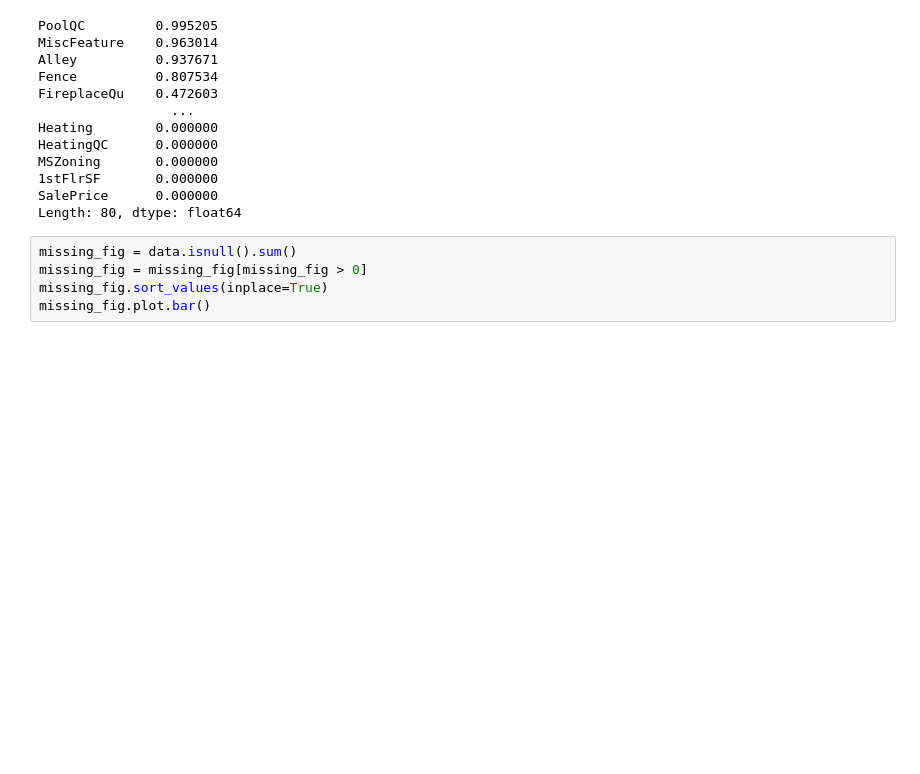
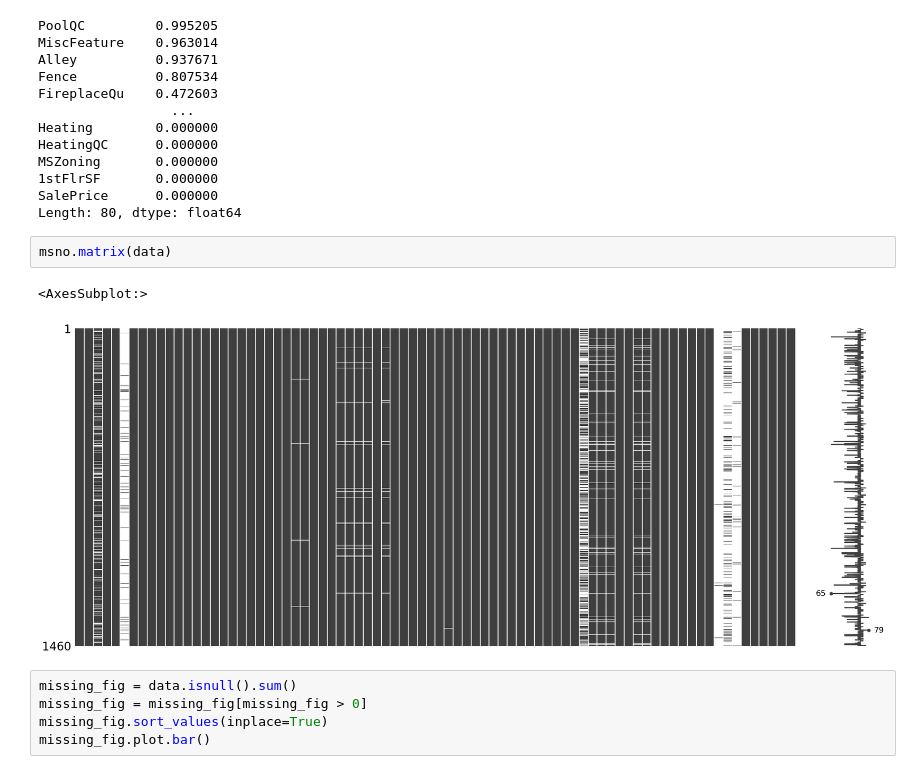
Before and after one commit to DorGetter/kaggle_competition_house_pricing, a Jupyter notebook: eda.ipynb, the cells around one changed output. Saved outputs shown, nothing was run; the diff lists cells and outputs as text; blank space fills up the shorter version.

Commit message:
adding null graph

```diff
--- a/eda.ipynb
+++ b/eda.ipynb
@@ -81,6 +82,11 @@ MSZoning       0.000000
 1stFlrSF       0.000000
 SalePrice      0.000000
 Length: 80, dtype: float64
+# %%
+msno.matrix(data)
+# %% [output]
+<AxesSubplot:>
+[figure, added]
 # %%
 missing_fig = data.isnull().sum()
 missing_fig = missing_fig[missing_fig > 0]
```
Also changed, not shown: parts of 1 cell of this notebook.
